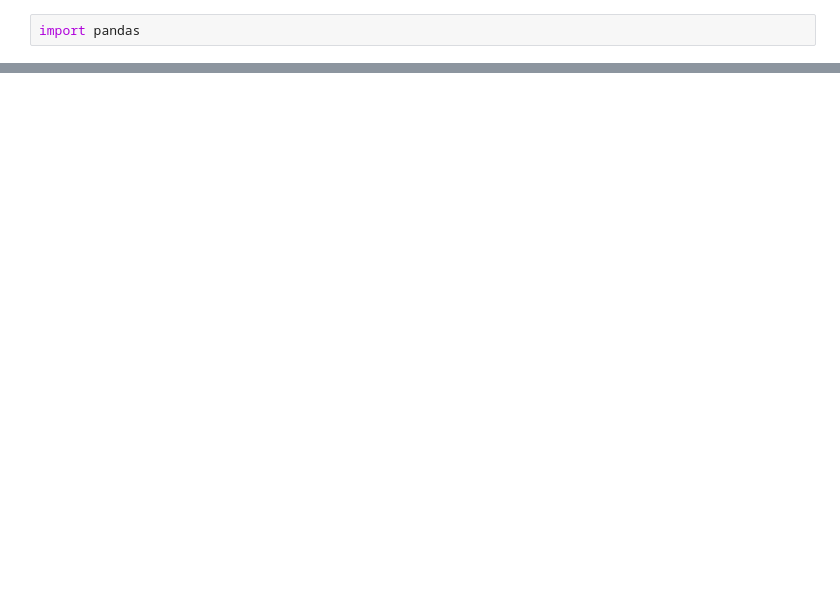
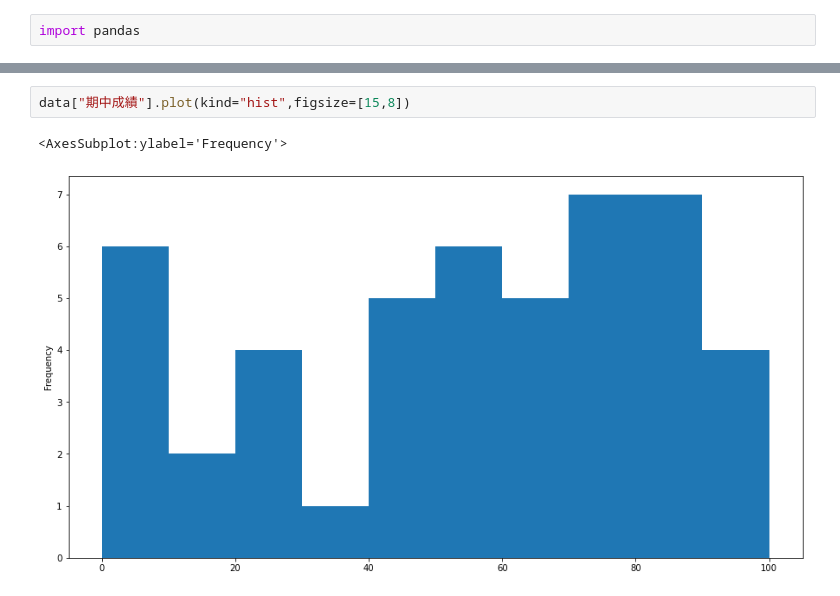
Before and after one commit to davgo0103/Financial-data-analysis, a Jupyter notebook: 11-09.ipynb, the cells around one changed output, grey strips where cells are left out. Cells and saved outputs as stored; diff of their text form; blank space fills up the shorter version.

```diff
--- a/11-09.ipynb
+++ b/11-09.ipynb
@@ -24,0 +45,5 @@ data
+# %%
+data["期中成績"].plot(kind="hist",figsize=[15,8])
+# %% [output]
+<AxesSubplot:ylabel='Frequency'>
+[figure, added]
```
Also changed, not shown: parts of 5 cells of this notebook, 1 other file.
